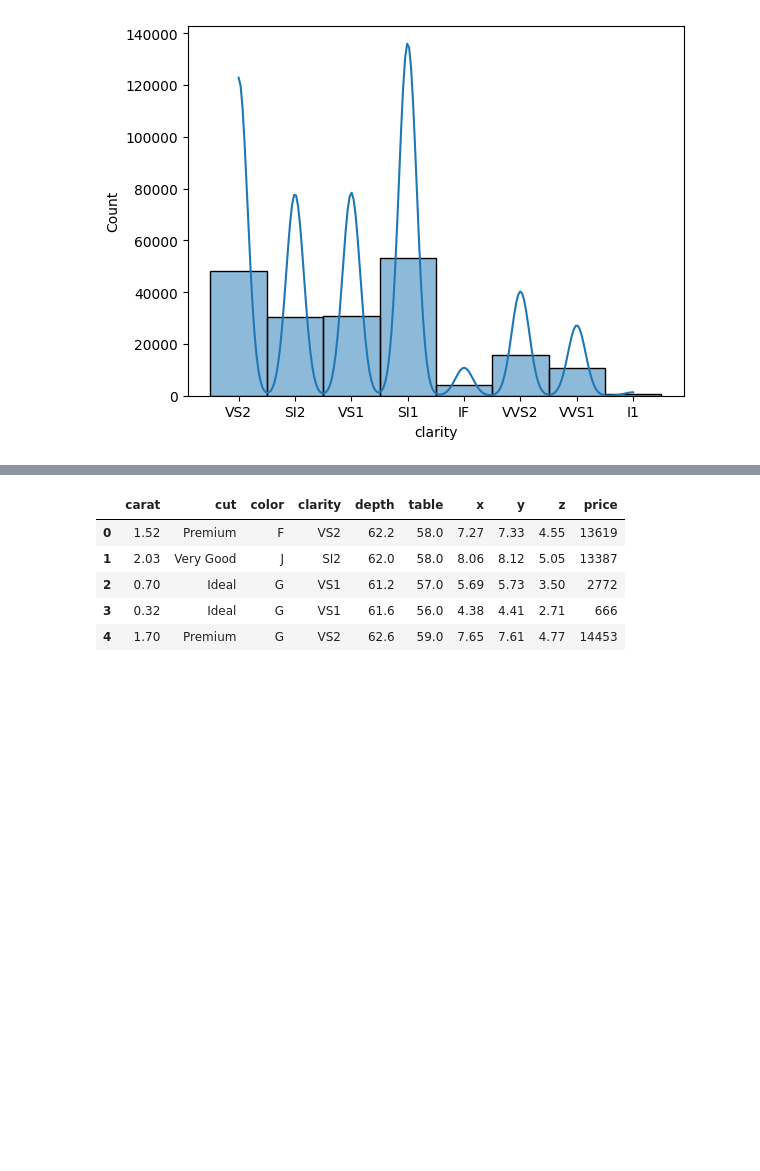
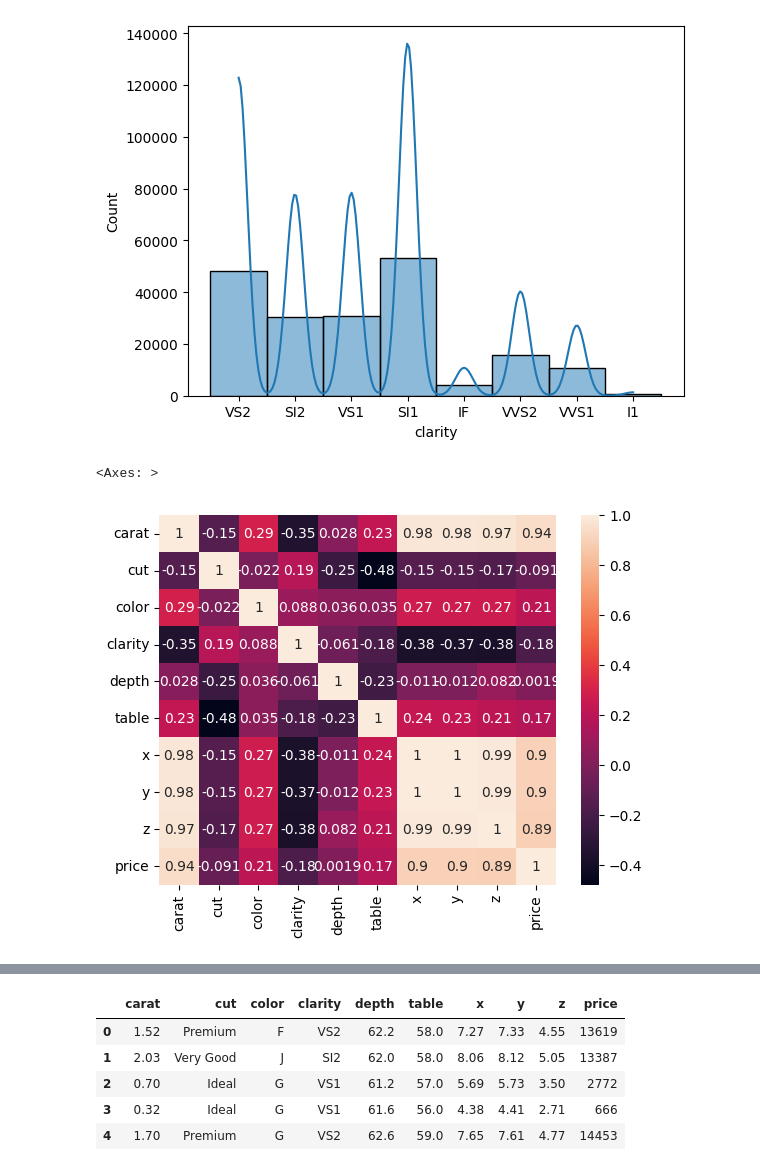
Before and after one commit to farshidhesami/Diamond_Price_Prediction, a Jupyter notebook: notebooks/EDA.ipynb, the cells around one changed output, grey strips where cells are left out. Saved outputs shown, nothing was run; the diff lists cells and outputs as text; code cells hidden in the pictures; blank space fills up the shorter version.

```diff
--- a/notebooks/EDA.ipynb
+++ b/notebooks/EDA.ipynb
@@ -195,7 +195,10 @@ for i in categorical_columns:
 # %%
 ## correlation
 
-# sns.heatmap(df.corr(),annot=True)
+sns.heatmap(df.corr(),annot=True)
+# %% [output]
+<Axes: >
+[figure, added]
 # %% [markdown]
 - ![image.png](attachment:image.png)
 # %%
```
